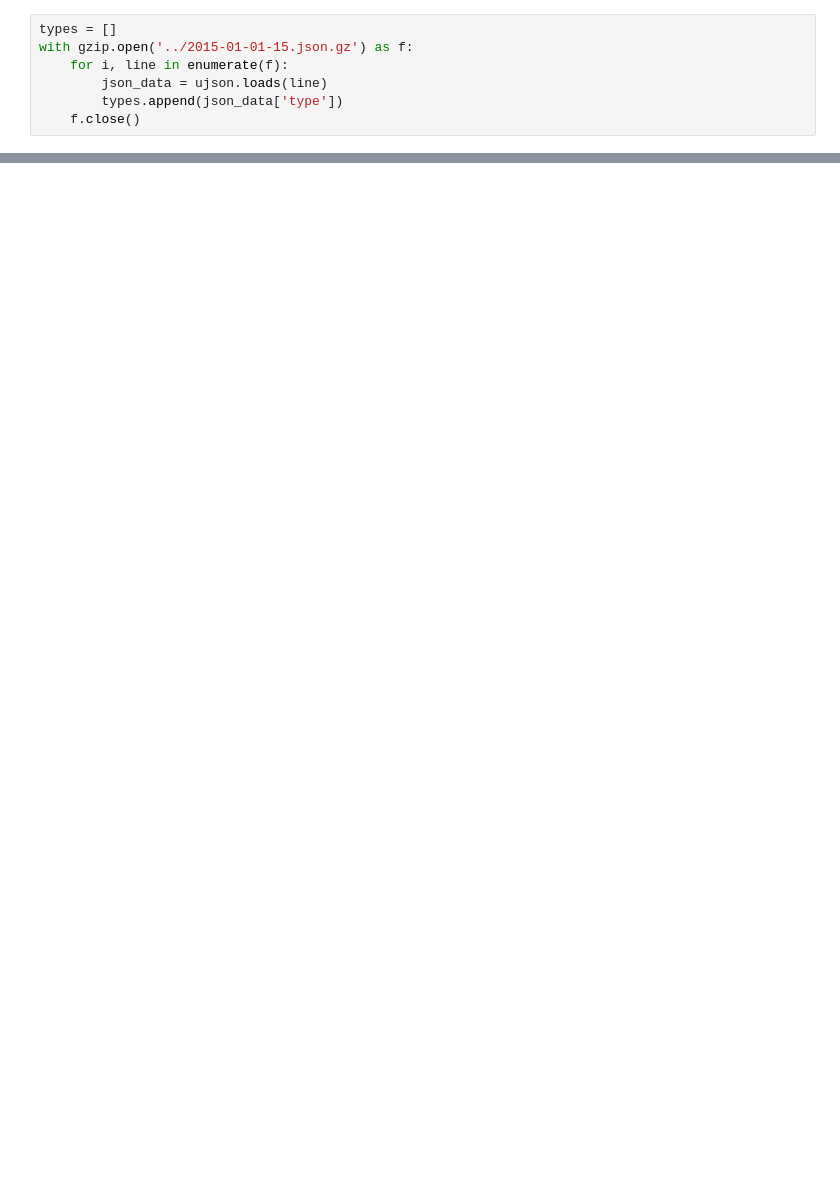
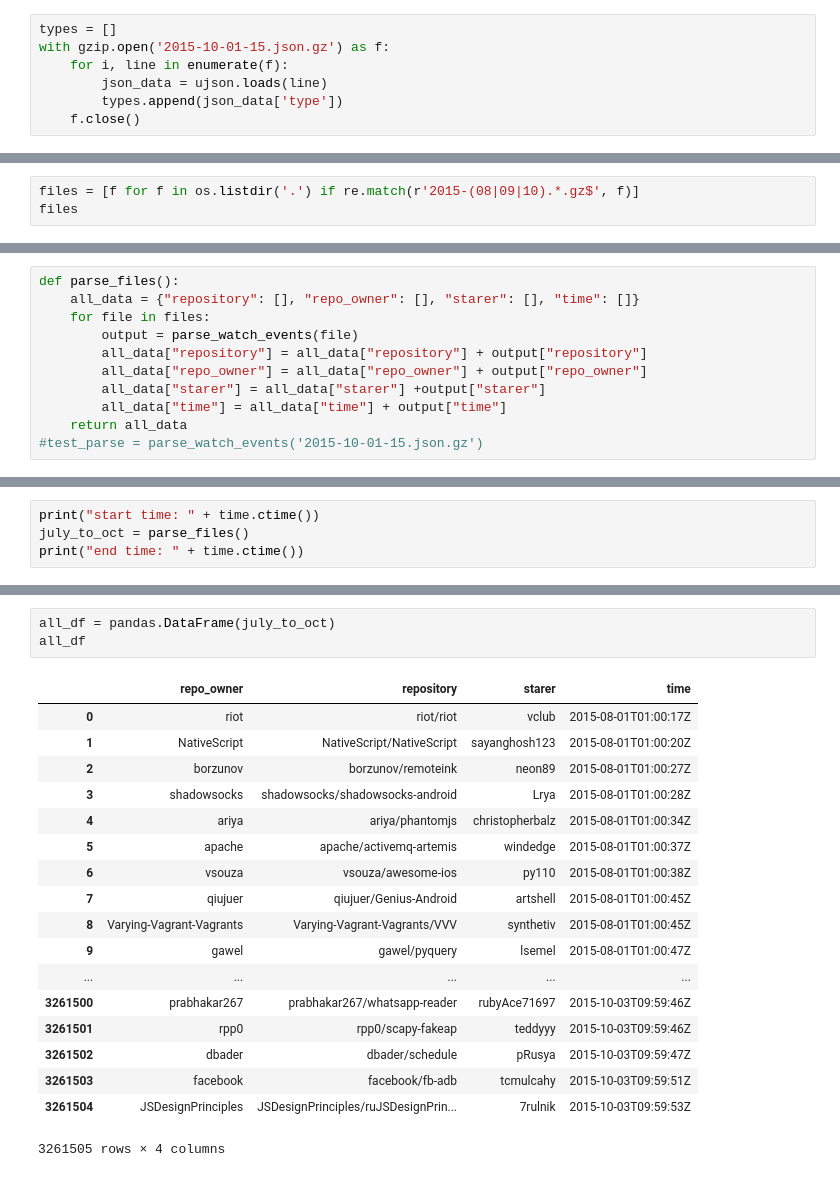
Before and after one commit to dpastoor/python-parsing-gharchive, a Jupyter notebook: jsonparsing.ipynb, the cells around one changed output, grey strips where cells are left out. Saved outputs shown, nothing was run; the diff lists cells and outputs as text; blank space fills up the shorter version.

```diff
--- a/jsonparsing.ipynb
+++ b/jsonparsing.ipynb
@@ -6,6 +9,6 @@ import pandas
 # %%
 types = []
-with gzip.open('../2015-01-01-15.json.gz') as f:
+with gzip.open('2015-10-01-15.json.gz') as f:
     for i, line in enumerate(f):
         json_data = ujson.loads(line)
         types.append(json_data['type'])
@@ -47,0 +76,3 @@ def parse_data():
+# %%
+files = [f for f in os.listdir('.') if re.match(r'2015-(08|09|10).*.gz$', f)]
+files
@@ -47,0 +97,11 @@ def parse_data():
+# %%
+def parse_files():
+    all_data = {"repository": [], "repo_owner": [], "starer": [], "time": []}
+    for file in files:
+        output = parse_watch_events(file)
+        all_data["repository"] = all_data["repository"] + output["repository"]
+        all_data["repo_owner"] = all_data["repo_owner"] + output["repo_owner"]
+        all_data["starer"] = all_data["starer"] +output["starer"]
+        all_data["time"] = all_data["time"] + output["time"]
+    return all_data
+#test_parse = parse_watch_events('2015-10-01-15.json.gz')
@@ -47,0 +110,4 @@ def parse_data():
+# %%
+print("start time: " + time.ctime())
+july_to_oct = parse_files()
+print("end time: " + time.ctime())
@@ -47,0 +117,22 @@ def parse_data():
+# %%
+all_df = pandas.DataFrame(july_to_oct)
+all_df
+# %% [output]
+|  | repo_owner | repository | starer | time |
+| 0 | riot | riot/riot | vclub | 2015-08-01T01:00:17Z |
+| 1 | NativeScript | NativeScript/NativeScript | sayanghosh123 | 2015-08-01T01:00:20Z |
+| 2 | borzunov | borzunov/remoteink | neon89 | 2015-08-01T01:00:27Z |
+| 3 | shadowsocks | shadowsocks/shadowsocks-android | Lrya | 2015-08-01T01:00:28Z |
+| 4 | ariya | ariya/phantomjs | christopherbalz | 2015-08-01T01:00:34Z |
+| 5 | apache | apache/activemq-artemis | windedge | 2015-08-01T01:00:37Z |
+| 6 | vsouza | vsouza/awesome-ios | py110 | 2015-08-01T01:00:38Z |
+| 7 | qiujuer | qiujuer/Genius-Android | artshell | 2015-08-01T01:00:45Z |
+| 8 | Varying-Vagrant-Vagrants | Varying-Vagrant-Vagrants/VVV | synthetiv | 2015-08-01T01:00:45Z |
+| 9 | gawel | gawel/pyquery | lsemel | 2015-08-01T01:00:47Z |
+| ... | ... | ... | ... | ... |
+| 3261500 | prabhakar267 | prabhakar267/whatsapp-reader | rubyAce71697 | 2015-10-03T09:59:46Z |
+| 3261501 | rpp0 | rpp0/scapy-fakeap | teddyyy | 2015-10-03T09:59:46Z |
+| 3261502 | dbader | dbader/schedule | pRusya | 2015-10-03T09:59:47Z |
+| 3261503 | facebook | facebook/fb-adb | tcmulcahy | 2015-10-03T09:59:51Z |
+| 3261504 | JSDesignPrinciples | JSDesignPrinciples/ruJSDesignPrin... | 7rulnik | 2015-10-03T09:59:53Z |
+3261505 rows × 4 columns
```
Also changed, not shown: parts of 12 cells of this notebook.
